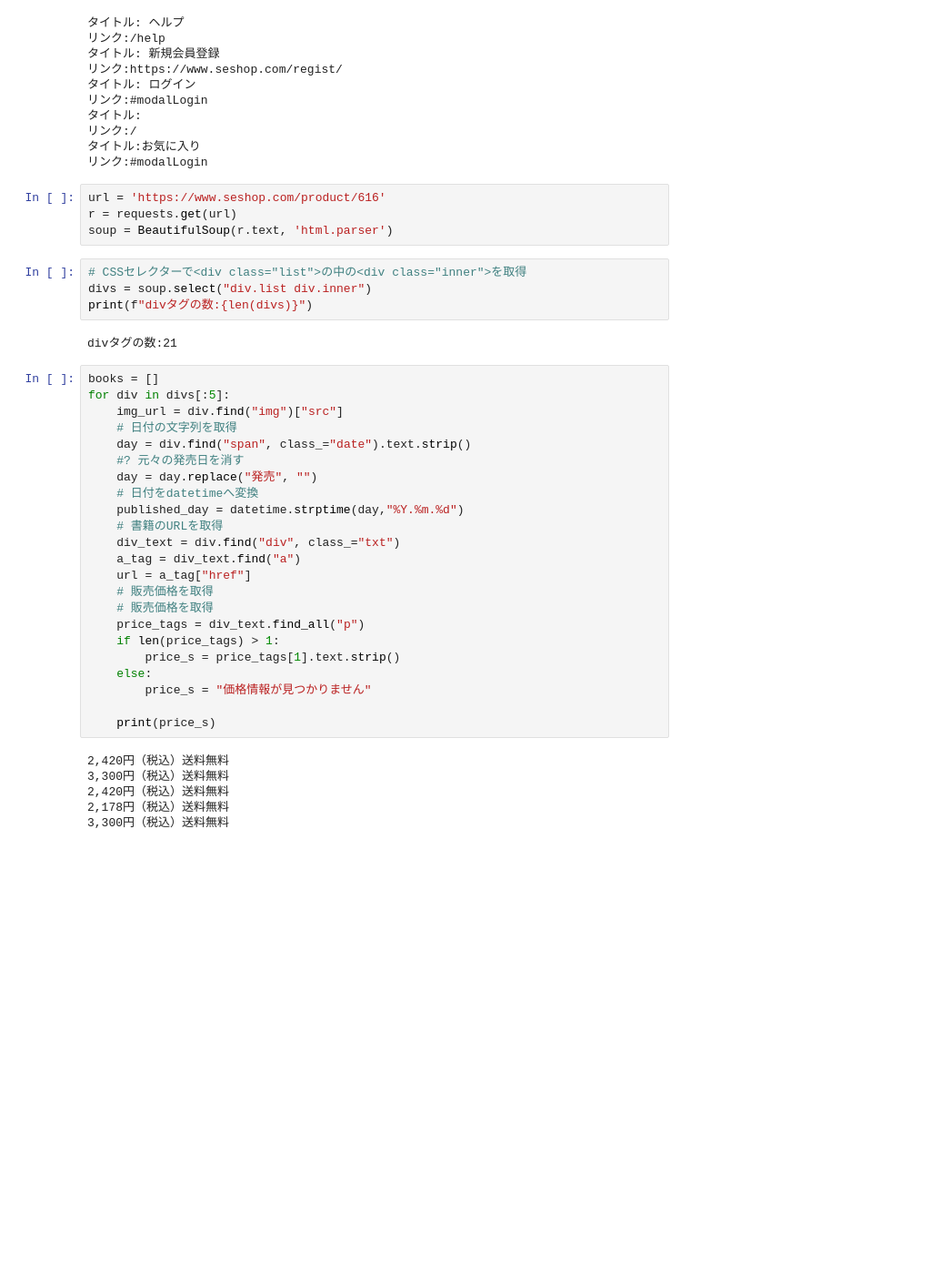
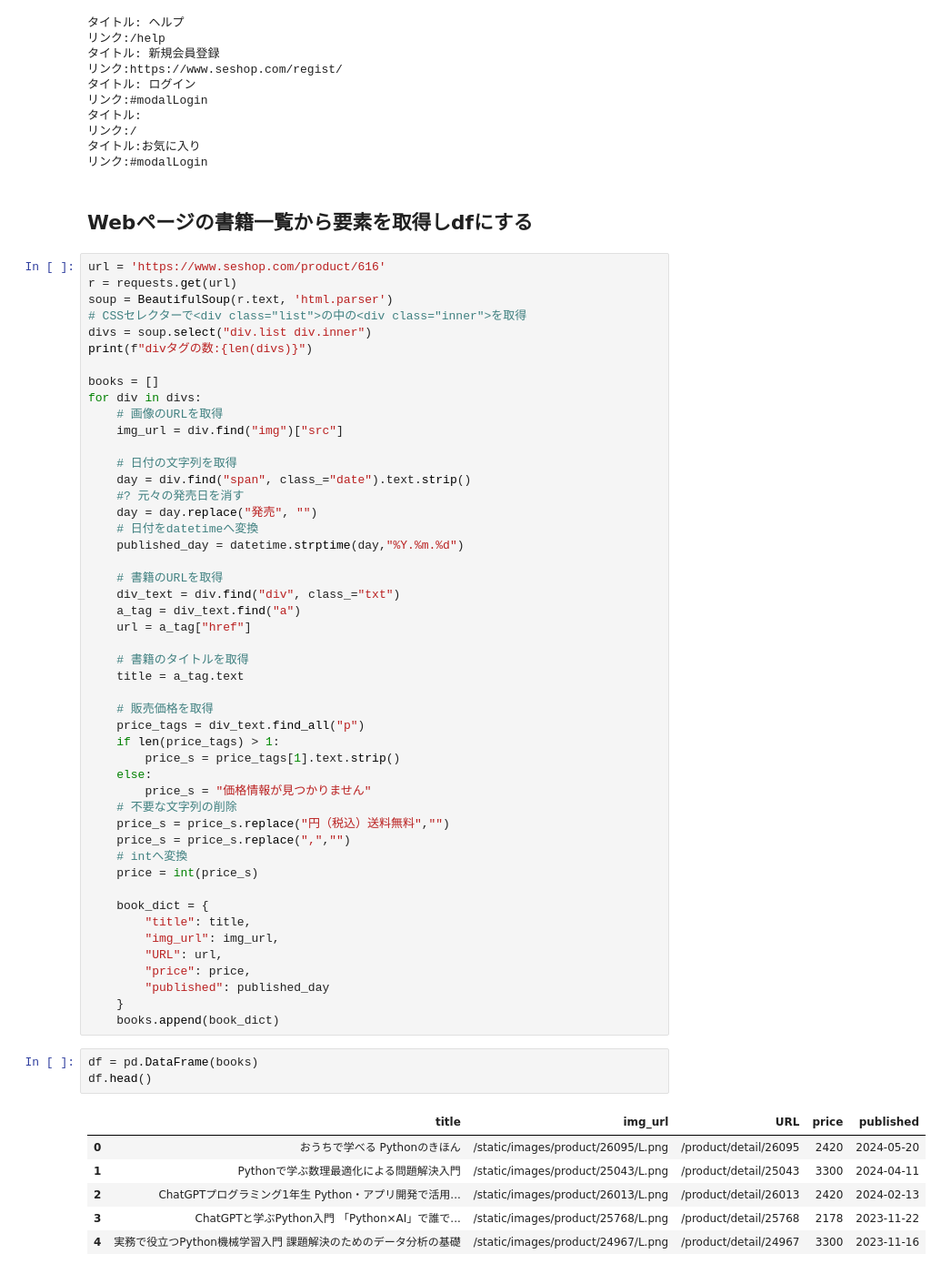
Before and after one commit to phonon-py/ZTest_ws, a Jupyter notebook: data_analysis4.ipynb, the cells around one changed output. Shown at 91% size. Cells and saved outputs as stored; diff of their text form; blank space fills up the shorter version.

```diff
--- a/data_analysis4.ipynb
+++ b/data_analysis4.ipynb
@@ -77,42 +82,63 @@ for a_tag in a_tags[:5]:
 リンク:/
 タイトル:お気に入り
 リンク:#modalLogin
-# %%
-url = 'https://www.seshop.com/product/616'
-r = requests.get(url)
-soup = BeautifulSoup(r.text, 'html.parser')
-# %%
-# CSSセレクターで<div class="list">の中の<div class="inner">を取得
-divs = soup.select("div.list div.inner")
-print(f"divタグの数:{len(divs)}")
-# %% [output]
-divタグの数:21
+# %% [markdown]
+## Webページの書籍一覧から要素を取得しdfにする
 # %%
+url = 'https://www.seshop.com/product/616'
+r = requests.get(url)
+soup = BeautifulSoup(r.text, 'html.parser')
+# CSSセレクターで<div class="list">の中の<div class="inner">を取得
+divs = soup.select("div.list div.inner")
+print(f"divタグの数:{len(divs)}")
+
 books = []
-for div in divs[:5]:
+for div in divs:
+    # 画像のURLを取得
     img_url = div.find("img")["src"]
+
     # 日付の文字列を取得
     day = div.find("span", class_="date").text.strip()
     #? 元々の発売日を消す
     day = day.replace("発売", "")
     # 日付をdatetimeへ変換
     published_day = datetime.strptime(day,"%Y.%m.%d")
+
     # 書籍のURLを取得
     div_text = div.find("div", class_="txt")
     a_tag = div_text.find("a")
     url = a_tag["href"]
-    # 販売価格を取得
+
+    # 書籍のタイトルを取得
+    title = a_tag.text
+
     # 販売価格を取得
     price_tags = div_text.find_all("p")
     if len(price_tags) > 1:
         price_s = price_tags[1].text.strip()
     else:
         price_s = "価格情報が見つかりません"
+    # 不要な文字列の削除
+    price_s = price_s.replace("円（税込）送料無料","")
+    price_s = price_s.replace(",","")
+    # intへ変換
+    price = int(price_s)
 
-    print(price_s)
+    book_dict = {
+        "title": title,
+        "img_url": img_url,
+        "URL": url,
+        "price": price,
+        "published": published_day
+    }
+    books.append(book_dict)
-# %% [output]
-2,420円（税込）送料無料
-3,300円（税込）送料無料
-2,420円（税込）送料無料
-2,178円（税込）送料無料
-3,300円（税込）送料無料
+# %%
+df = pd.DataFrame(books)
+df.head()
+# %% [output]
+|  | title | img_url | URL | price | published |
+| 0 | おうちで学べる Pythonのきほん | /static/images/product/26095/L.png | /product/detail/26095 | 2420 | 2024-05-20 |
+| 1 | Pythonで学ぶ数理最適化による問題解決入門 | /static/images/product/25043/L.png | /product/detail/25043 | 3300 | 2024-04-11 |
+| 2 | ChatGPTプログラミング1年生 Python・アプリ開発で活用... | /static/images/product/26013/L.png | /product/detail/26013 | 2420 | 2024-02-13 |
+| 3 | ChatGPTと学ぶPython入門 「Python×AI」で誰で... | /static/images/product/25768/L.png | /product/detail/25768 | 2178 | 2023-11-22 |
+| 4 | 実務で役立つPython機械学習入門 課題解決のためのデータ分析の基礎 | /static/images/product/24967/L.png | /product/detail/24967 | 3300 | 2023-11-16 |
```
Also changed, not shown: parts of 9 cells of this notebook.
